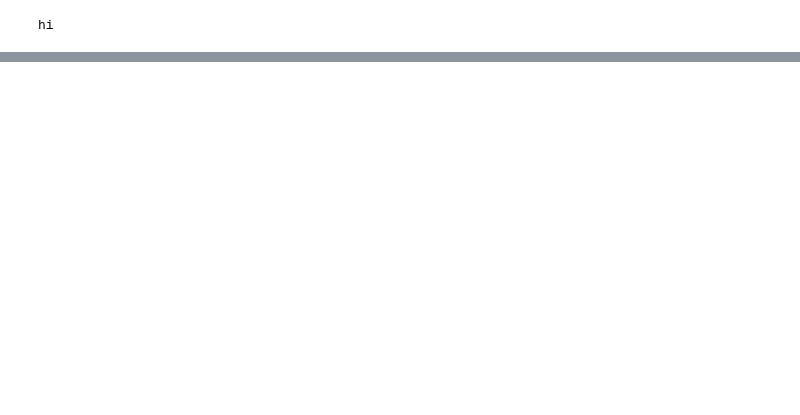
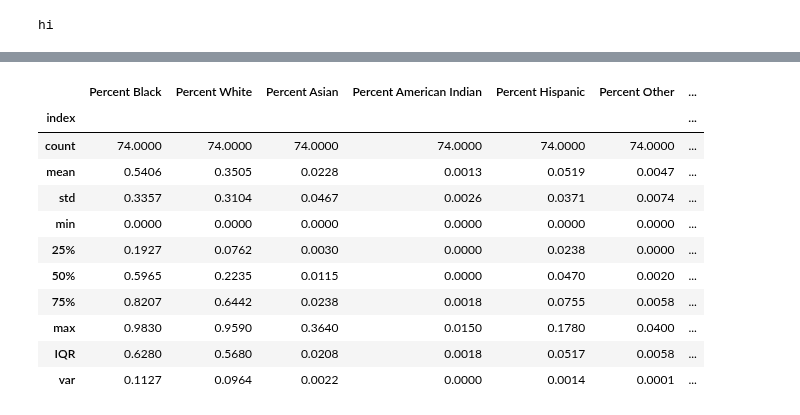
Before and after one commit to leosimanonok/DataScienceFinalTutorial, a Jupyter notebook: Leah.ipynb, the cells around one changed output, grey strips where cells are left out. Saved outputs shown, nothing was run; the diff lists cells and outputs as text; code cells hidden in the pictures; blank space fills up the shorter version.

```diff
--- a/Leah.ipynb
+++ b/Leah.ipynb
@@ -539,0 +655,15 @@ corr_by_year.pivot_table(index='Measure',
+# %%
+stats_2018
+# %% [output]
+|  | Percent Black | Percent White | Percent Asian | Percent American Indian | Percent Hispanic | Percent Other | ... |
+| index |  |  |  |  |  |  | ... |
+| count | 74.0000 | 74.0000 | 74.0000 | 74.0000 | 74.0000 | 74.0000 | ... |
+| mean | 0.5406 | 0.3505 | 0.0228 | 0.0013 | 0.0519 | 0.0047 | ... |
+| std | 0.3357 | 0.3104 | 0.0467 | 0.0026 | 0.0371 | 0.0074 | ... |
+| min | 0.0000 | 0.0000 | 0.0000 | 0.0000 | 0.0000 | 0.0000 | ... |
+| 25% | 0.1927 | 0.0762 | 0.0030 | 0.0000 | 0.0238 | 0.0000 | ... |
+| 50% | 0.5965 | 0.2235 | 0.0115 | 0.0000 | 0.0470 | 0.0020 | ... |
+| 75% | 0.8207 | 0.6442 | 0.0238 | 0.0018 | 0.0755 | 0.0058 | ... |
+| max | 0.9830 | 0.9590 | 0.3640 | 0.0150 | 0.1780 | 0.0400 | ... |
+| IQR | 0.6280 | 0.5680 | 0.0208 | 0.0018 | 0.0517 | 0.0058 | ... |
+| var | 0.1127 | 0.0964 | 0.0022 | 0.0000 | 0.0014 | 0.0001 | ... |
```
Also changed, not shown: parts of 6 cells of this notebook.
